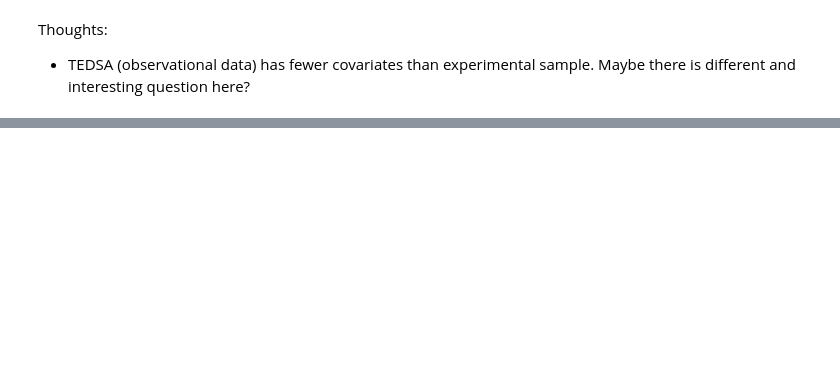
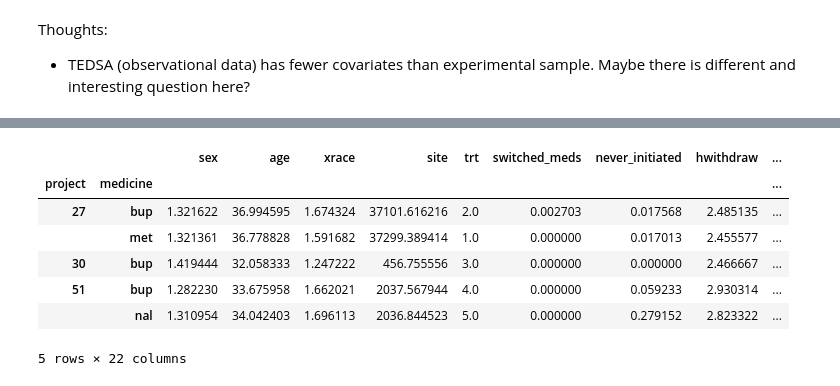
Before and after one commit to harsh-parikh/fuse, a Jupyter notebook: tedsa_analysis.ipynb, the cells around one changed output, grey strips where cells are left out. Saved outputs shown, nothing was run; the diff lists cells and outputs as text; code cells hidden in the pictures; blank space fills up the shorter version.

```diff
--- a/tedsa_analysis.ipynb
+++ b/tedsa_analysis.ipynb
@@ -216,0 +366,20 @@ Thoughts:
+# %%
+optimal_rules_data = pd.read_csv(
+    "/Users/harshparikh/Library/CloudStorage/OneDrive-JohnsHopkins/MOUD_data/oud_optimal_rule_data/optimal_rule_data.csv",
+    index_col=0,
+)
+
+optimal_rules_data = optimal_rules_data.rename(
+    columns={col: col.split(".")[1] for col in optimal_rules_data.columns}
+).set_index("who")
+# %%
+optimal_rules_data.groupby(by=["project", "medicine"]).mean()
+# %% [output]
+|  |  | sex | age | xrace | site | trt | switched_meds | never_initiated | hwithdraw | ... |
+| project | medicine |  |  |  |  |  |  |  |  | ... |
+| 27 | bup | 1.321622 | 36.994595 | 1.674324 | 37101.616216 | 2.0 | 0.002703 | 0.017568 | 2.485135 | ... |
+|  | met | 1.321361 | 36.778828 | 1.591682 | 37299.389414 | 1.0 | 0.000000 | 0.017013 | 2.455577 | ... |
+| 30 | bup | 1.419444 | 32.058333 | 1.247222 | 456.755556 | 3.0 | 0.000000 | 0.000000 | 2.466667 | ... |
+| 51 | bup | 1.282230 | 33.675958 | 1.662021 | 2037.567944 | 4.0 | 0.000000 | 0.059233 | 2.930314 | ... |
+|  | nal | 1.310954 | 34.042403 | 1.696113 | 2036.844523 | 5.0 | 0.000000 | 0.279152 | 2.823322 | ... |
+5 rows × 22 columns
```
Also changed, not shown: parts of 20 cells of this notebook, 11 other files.
